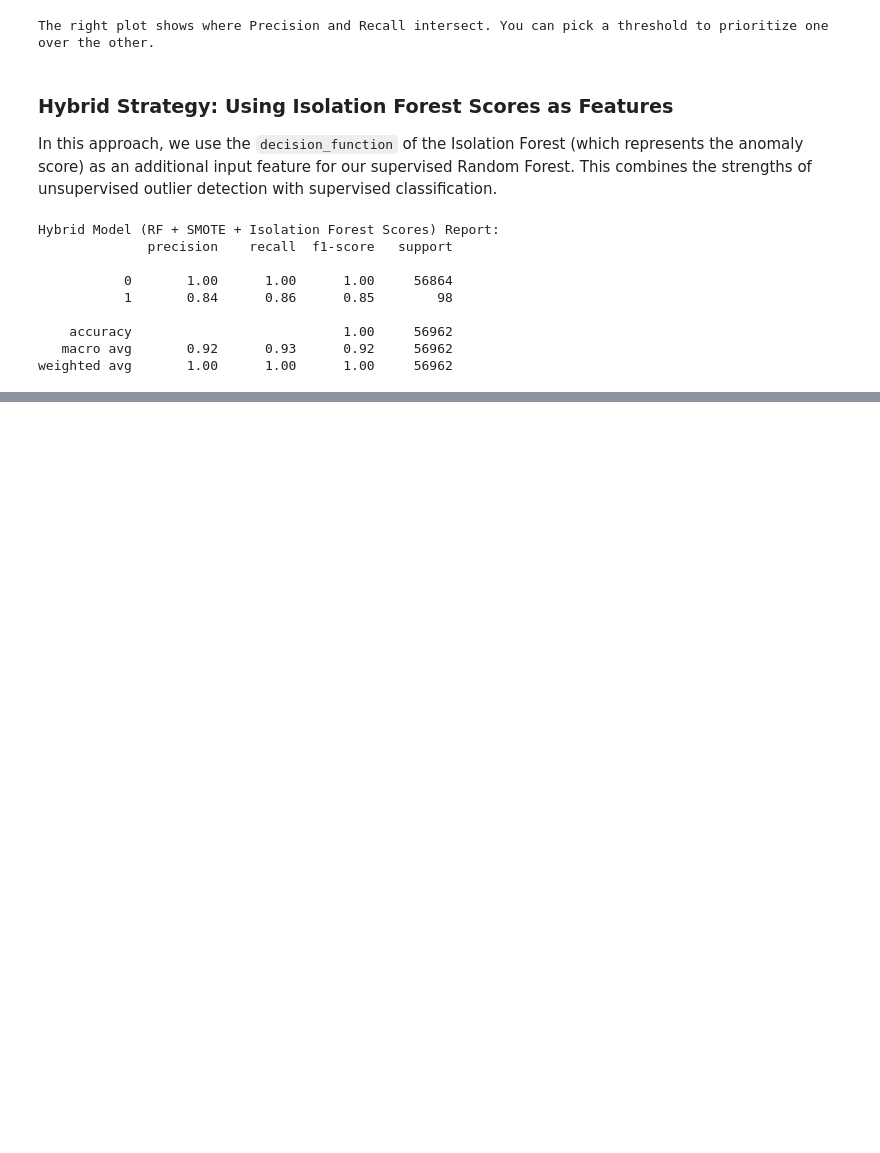
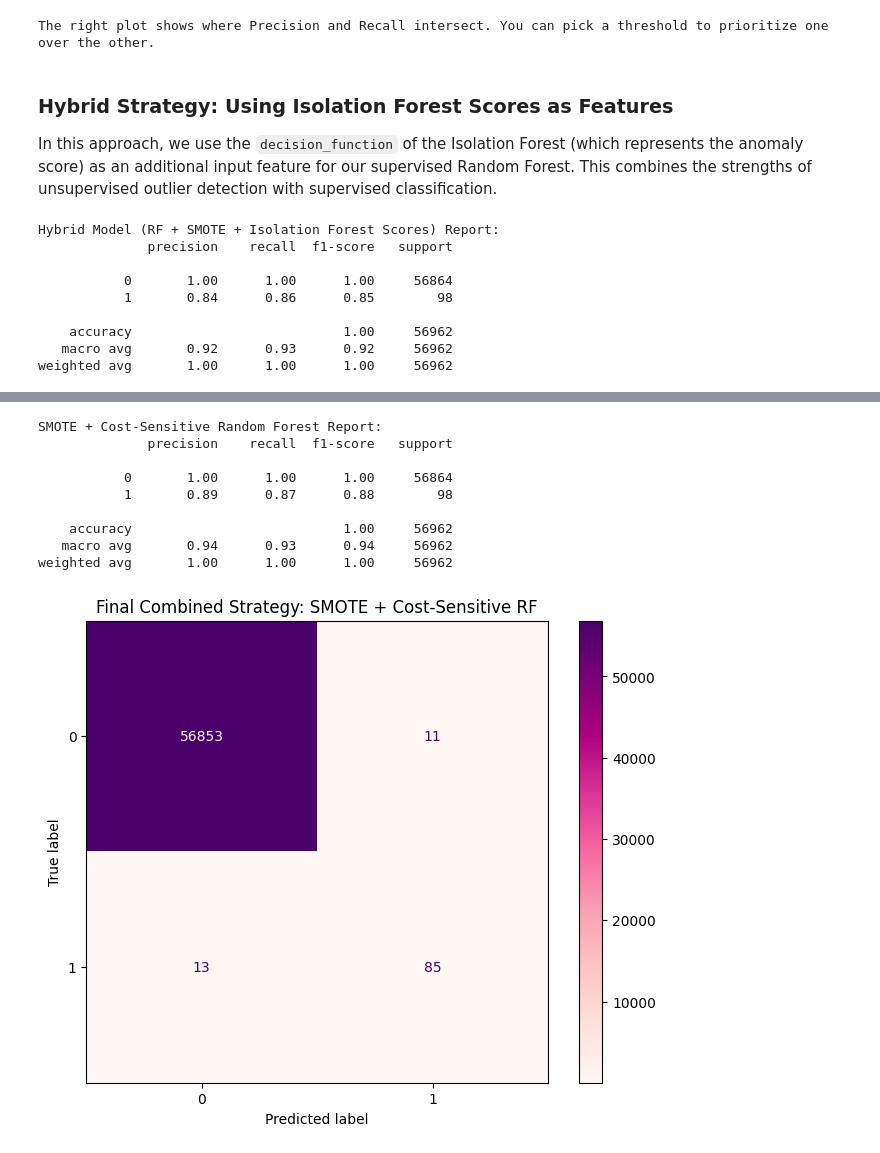
Before and after one commit to mayankagg2001/Anomaly-Detection, a Jupyter notebook: Anomaly_detection.ipynb, the cells around one changed output, grey strips where cells are left out. Drawn from its saved outputs; the diff is of its cells as text; code cells hidden in the pictures; blank space fills up the shorter version.

Commit message:
Make the model more accurate by using SMOTE + COST-RF which gives a F1 score of approx 90%

```diff
--- a/Anomaly_detection.ipynb
+++ b/Anomaly_detection.ipynb
@@ -948,0 +994,46 @@ weighted avg       1.00      1.00      1.00     56962
+# %%
+from imblearn.over_sampling import SMOTE
+from sklearn.ensemble import RandomForestClassifier
+
+# 1. Apply optimized SMOTE (0.1 ratio)
+smote_final = SMOTE(sampling_strategy=0.1, random_state=42)
+X_train_final, y_train_final = smote_final.fit_resample(X_train, y_train)
+
+# 2. Define custom weights (favoring Class 0 for Precision)
+# Since SMOTE increased the count of Class 1, these weights will act as an even stronger filter
+final_weights = {0: 10, 1: 1}
+
+# 3. Initialize and train the final model
+rf_final_combined = RandomForestClassifier(
+    n_estimators=100,
+    max_depth=15,
+    min_samples_leaf=2,
+    class_weight=final_weights,
+    random_state=42,
+    n_jobs=-1
+)
+
+rf_final_combined.fit(X_train_final, y_train_final)
+
+# 4. Evaluate
+y_pred_final = rf_final_combined.predict(X_test)
+
+print("SMOTE + Cost-Sensitive Random Forest Report:")
+print(classification_report(y_test, y_pred_final))
+
+# Visualization
+fig, ax = plt.subplots(figsize=(8, 6))
+ConfusionMatrixDisplay.from_predictions(y_test, y_pred_final, ax=ax, cmap='RdPu')
+plt.title('Final Combined Strategy: SMOTE + Cost-Sensitive RF')
+plt.show()
+# %% [output]
+SMOTE + Cost-Sensitive Random Forest Report:
+              precision    recall  f1-score   support
+
+           0       1.00      1.00      1.00     56864
+           1       0.89      0.87      0.88        98
+
+    accuracy                           1.00     56962
+   macro avg       0.94      0.93      0.94     56962
+weighted avg       1.00      1.00      1.00     56962
+[figure, added]
```
Also changed, not shown: parts of 6 cells of this notebook.
